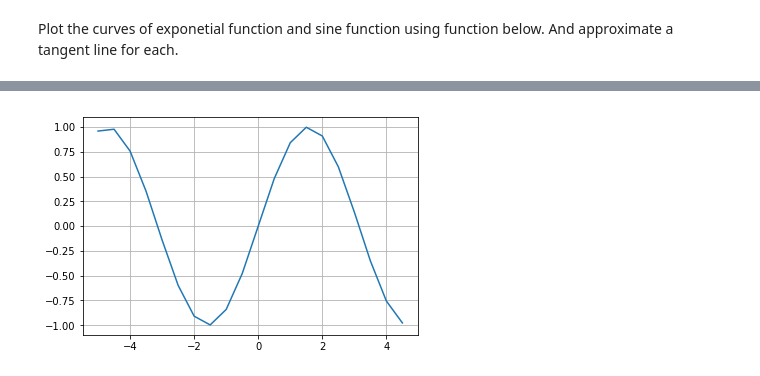
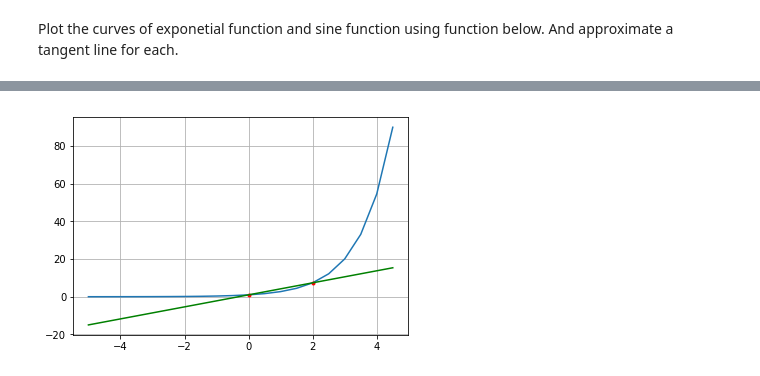
Before and after one commit to erinshappell/MizzouREU, a Jupyter notebook: Jupyter/1_Plot_function.ipynb, the cells around one changed output, grey strips where cells are left out. Drawn from its saved outputs; the diff is of its cells as text; code cells hidden in the pictures.

```diff
--- a/Jupyter/1_Plot_function.ipynb
+++ b/Jupyter/1_Plot_function.ipynb
@@ -93,9 +84,20 @@ plt.show()
-# %%
-# Plot
-y = np.sin(x)
-plt.figure(figsize=(6,4))
-plt.plot(x,y)
-plt.grid()
-plt.show()
-# %% [output]
-[figure, removed]
+# %%
+# Get tangent line at two points
+idx1 = 10 # index of a point in x
+d = 4 # increment of index
+
+idx2 = idx1 + d # index of a second point in x
+x1,x2 = x[idx1],x[idx2]
+
+P,Q = [x1,np.exp(x1)],[x2,np.exp(x2)] # two points on the graph
+
+# Plot exponential function with tangent line and points
+y = np.exp(x)
+plt.figure(figsize=(6,4))
+plt.plot(x,y)
+plt.plot((P[0],Q[0]),(P[1],Q[1]),'r.')
+plt.plot(x,line2pts(x,P,Q),'g')
+plt.grid()
+plt.show()
+# %% [output]
+[figure, added]
```
Also changed, not shown: parts of 2 cells of this notebook, 1 other file.
